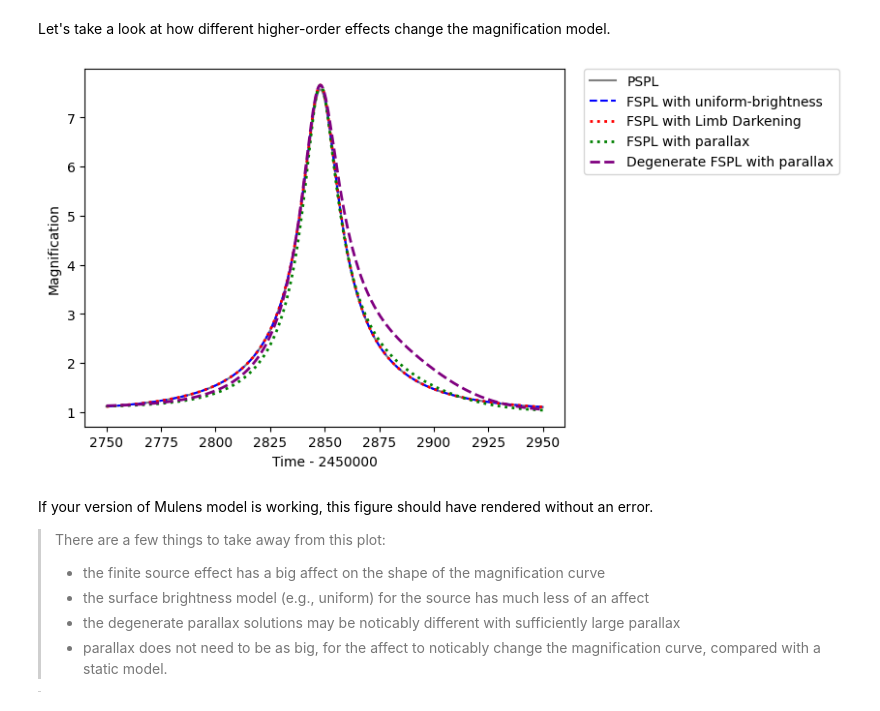
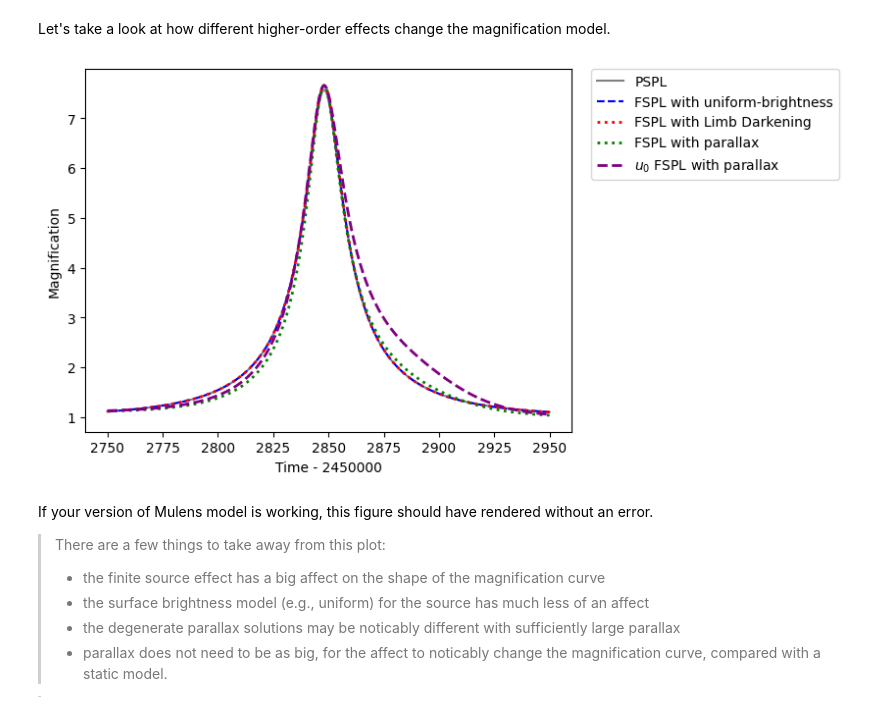
Before and after one commit to AmberLee2427/minicourses, a Jupyter notebook: chapter5/Chapter5.ipynb, the cells around one changed output. Cells and saved outputs as stored; diff of their text form; code cells hidden in the pictures.

```diff
--- a/chapter5/Chapter5.ipynb
+++ b/chapter5/Chapter5.ipynb
@@ -415,37 +415,37 @@ fspl.plot_magnification(
     linestyle=':',
     linewidth=2,
     label='FSPL with Limb Darkening'
     )
 
 # calculate the magnification curve using a finite source model and parallax
 fspl_pllx.set_magnification_methods([2450000., finite_source_methods[1], 2470000.])  # rho = 0.1
 fspl_pllx.plot_magnification(
     t_range=t_range,
     subtract_2450000=True,
     color='green',
     linestyle=':',
     linewidth=2,
     label='FSPL with parallax'
     )
 
 
-# calculate the degenerate finite-source, parallax solution
+# calculate the u_0 finite-source, parallax solution
 fspl_pllx.set_magnification_methods([2450000., finite_source_methods[3], 2470000.])
 parameters = ["t_0", "u_0", "t_E", "rho", "pi_E_E", "pi_E_N", "t_0_par"]
-setattr(fspl_pllx.parameters, "u_0", -u_0)  # multiply u0 by -1 to get the degenerate solution
+setattr(fspl_pllx.parameters, "u_0", -u_0)  # multiply u0 by -1
 fspl_pllx.plot_magnification(
     t_range=t_range,
     subtract_2450000=True,
     color='purple',
     linestyle='--',
     linewidth=2,
-    label='Degenerate FSPL with parallax'
+    label=r'$u_0$ FSPL with parallax'
     )
 
 plt.legend(loc='upper left', bbox_to_anchor=(1.04, 1), borderaxespad=0)
 plt.show()
 # %% [output]
-[figure, old version]
+[figure, new version]
 # %% [markdown]
 If your version of Mulens model is working, this figure should have rendered without an error.
 
```
Also changed, not shown: parts of 3 cells of this notebook.
